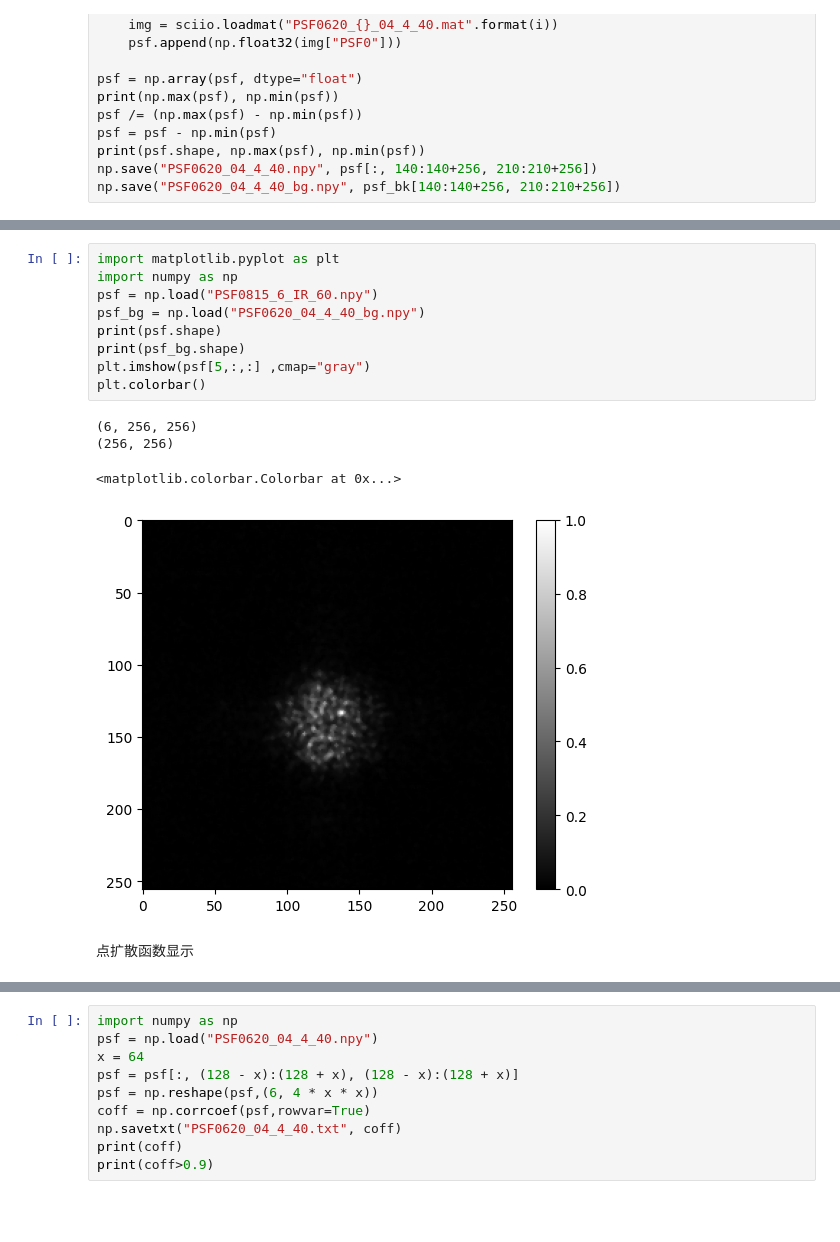
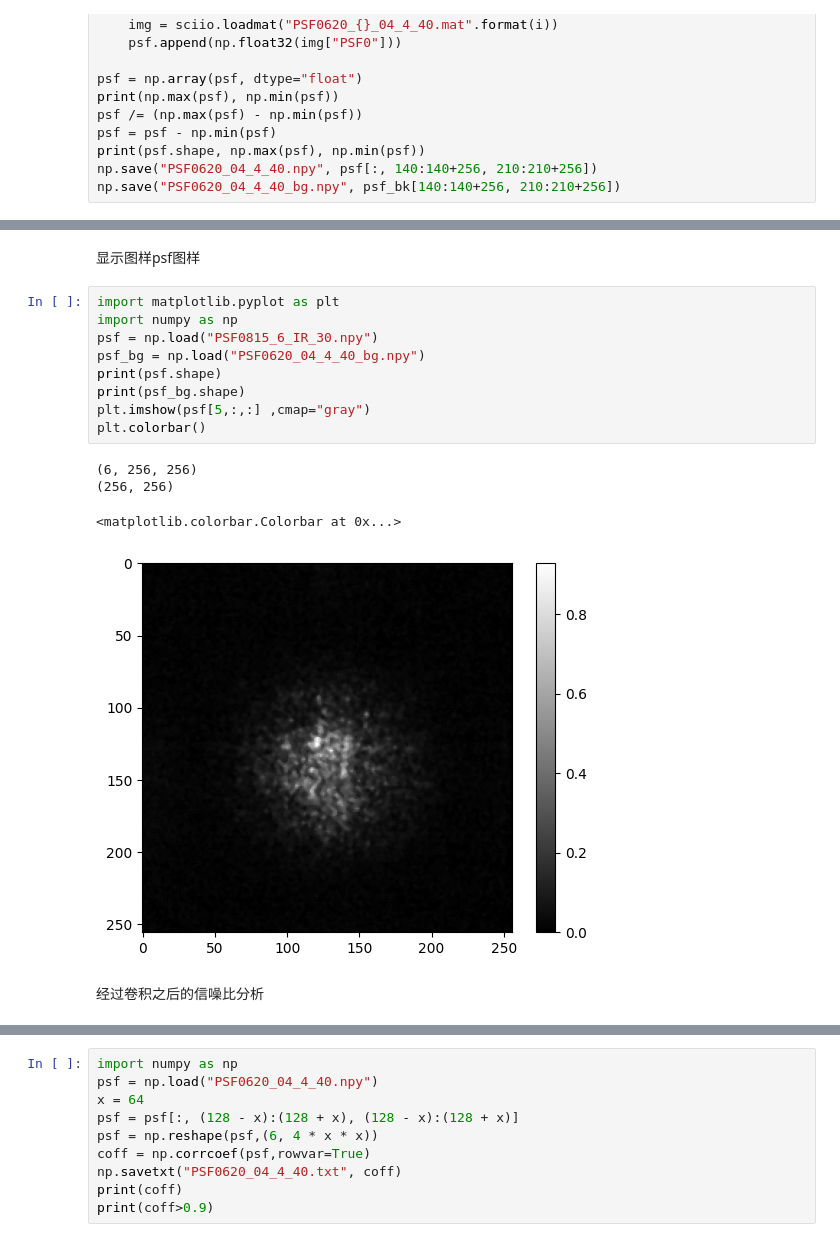
Before and after one commit to weinaike/CenterNet, a Jupyter notebook: data/test.ipynb, the cells around one changed output, grey strips where cells are left out. Saved outputs shown, nothing was run; the diff lists cells and outputs as text; blank space fills up the shorter version.

```diff
--- a/data/test.ipynb
+++ b/data/test.ipynb
@@ -37,19 +47,21 @@ np.save("PSF0815_6_IR_60.npy",psf)
+# %% [markdown]
+显示图样psf图样
 # %%
 import matplotlib.pyplot as plt
 import numpy as np
-psf = np.load("PSF0815_6_IR_60.npy")
+psf = np.load("PSF0815_6_IR_30.npy")
 psf_bg = np.load("PSF0620_04_4_40_bg.npy")
 print(psf.shape)
 print(psf_bg.shape)
 plt.imshow(psf[5,:,:] ,cmap="gray")
 plt.colorbar()
 # %% [output]
 (6, 256, 256)
 (256, 256)
 <matplotlib.colorbar.Colorbar at 0x...>
-[figure, old version]
+[figure, new version]
-# %% [markdown]
-点扩散函数显示
+# %% [markdown]
+经过卷积之后的信噪比分析
 # %%
 import sys
 sys.path.insert(0, "../src")
```
Also changed, not shown: parts of 9 cells of this notebook, 13 other files.
